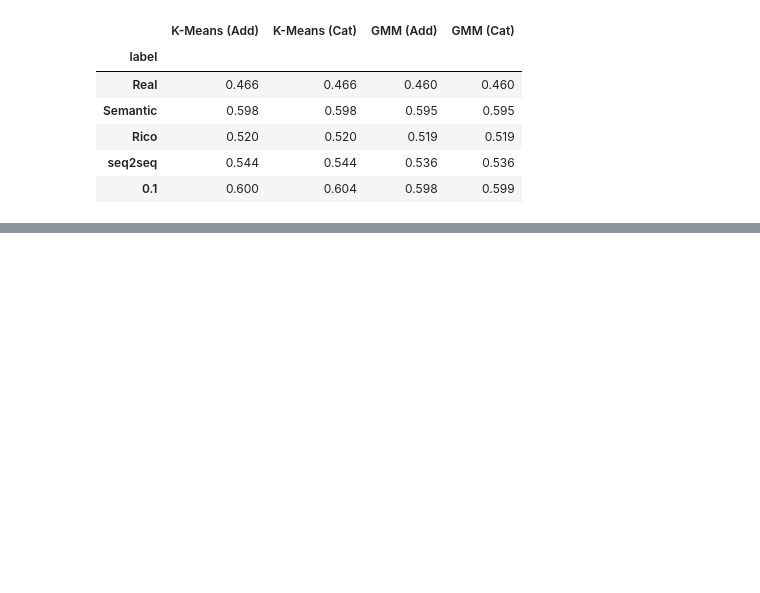
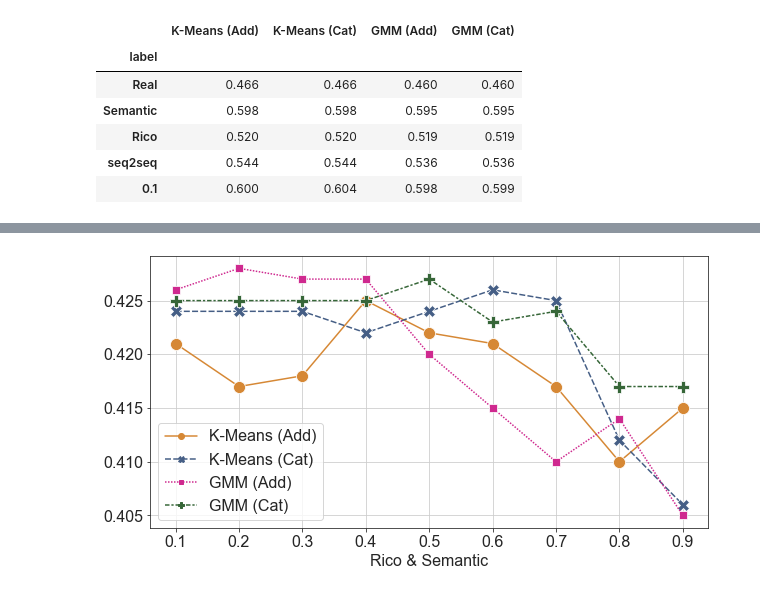
Before and after one commit to hopemini/data_processing, a Jupyter notebook: 2_stage_eval/eval_plot.ipynb, the cells around one changed output, grey strips where cells are left out. Cells and saved outputs as stored; diff of their text form; code cells hidden in the pictures; blank space fills up the shorter version.

Commit message:
Add plots by section

```diff
--- a/2_stage_eval/eval_plot.ipynb
+++ b/2_stage_eval/eval_plot.ipynb
@@ -700 +700,6 @@ Text(0.5, 0, 'seq2seq & Semantic')
 [figure]
+# %%
+df_purity_23_x = df_purity_23.copy()
+df_purity_23_x['label'] = labels_x
+df_purity_23_x.set_index('label', inplace=True)
+df_purity_23_x.head(5)
@@ -700,0 +714,9 @@ Text(0.5, 0, 'seq2seq & Semantic')
+# %%
+# rico & semantic
+plt.figure(figsize=(10,5))
+colors = ['#D68835', '#455E85', '#CF298F', '#366638']
+sns.lineplot(data=df_purity_23_x[22:31], palette=colors, markers=True, markersize=12)
+plt.xlabel('Rico & Semantic')
+plt.savefig('plot_purity_rico_se_23.png', format='png', bbox_inches='tight', transparent=True)
+# %% [output]
+[figure, added]
```
Also changed, not shown: parts of 24 cells of this notebook, 21 other files.
